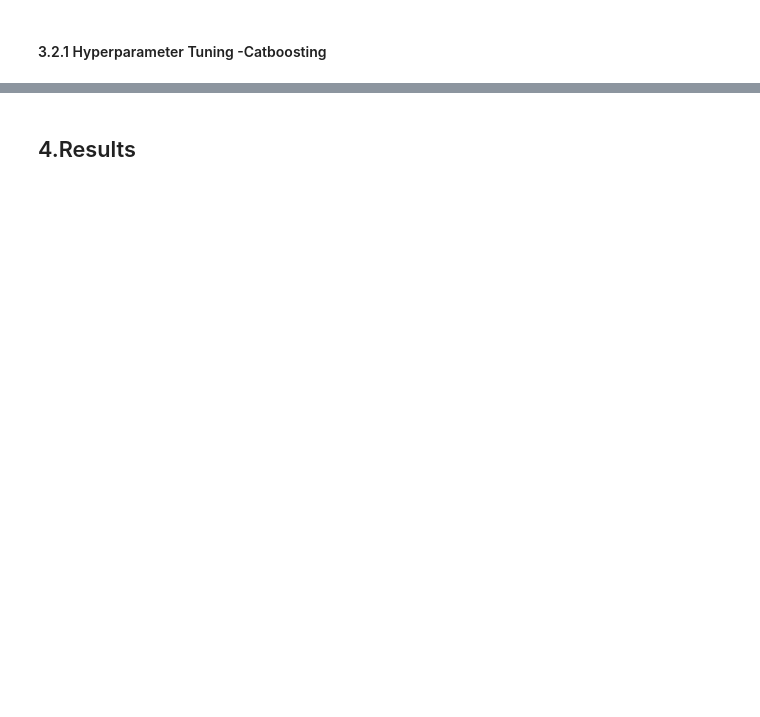
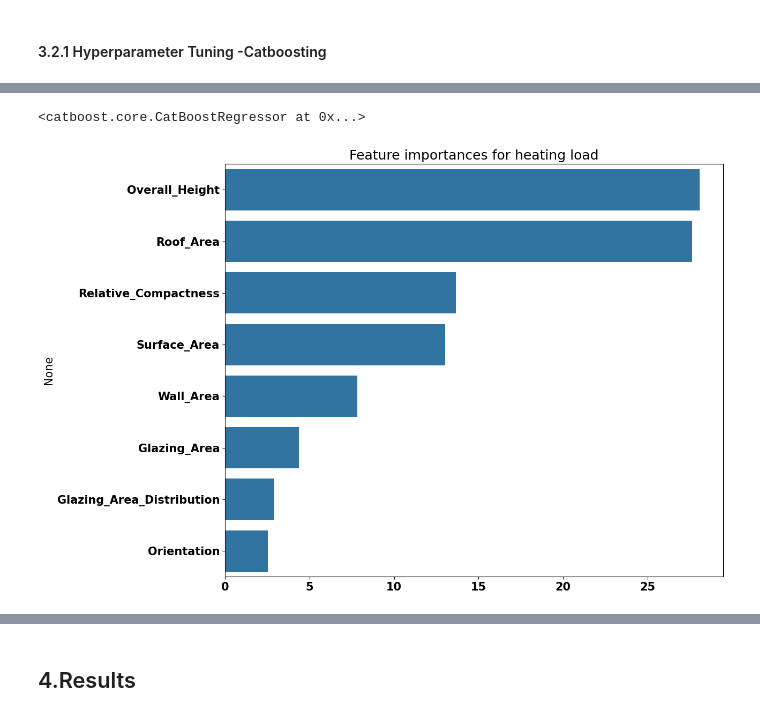
Before and after one commit to nankli/Energy-Efficiency-Modeling, a Jupyter notebook: Energy_efficiency_modeling_regression.ipynb, the cells around one changed output, grey strips where cells are left out. Saved outputs shown, nothing was run; the diff lists cells and outputs as text; code cells hidden in the pictures; blank space fills up the shorter version.

```diff
--- a/Energy_efficiency_modeling_regression.ipynb
+++ b/Energy_efficiency_modeling_regression.ipynb
@@ -489,0 +620,13 @@ shap.plots.beeswarm(shap_values)
+# %%
+cb_cooling = CatBoostRegressor(verbose=0, random_state=42, colsample_bylevel= 0.8, depth= 6, iterations= 1000, l2_leaf_reg= 3, learning_rate= 0.03, min_data_in_leaf= 1, random_strength= 1, subsample= 1.0)
+cb_cooling.fit(X_train, y2_train)
+# %% [output]
+<catboost.core.CatBoostRegressor at 0x...>
+# %%
+importances = cb_cooling.feature_importances_
+cb_cooling_importances = pd.Series(importances, index=X_train.columns).sort_values(ascending=False)
+
+ax = sns.barplot(y=cb_cooling_importances.index, x = cb_cooling_importances.values).set(title='Feature importances for heating load')
+plt.show()
+# %% [output]
+[figure, added]
```
Also changed, not shown: parts of 39 cells of this notebook.
